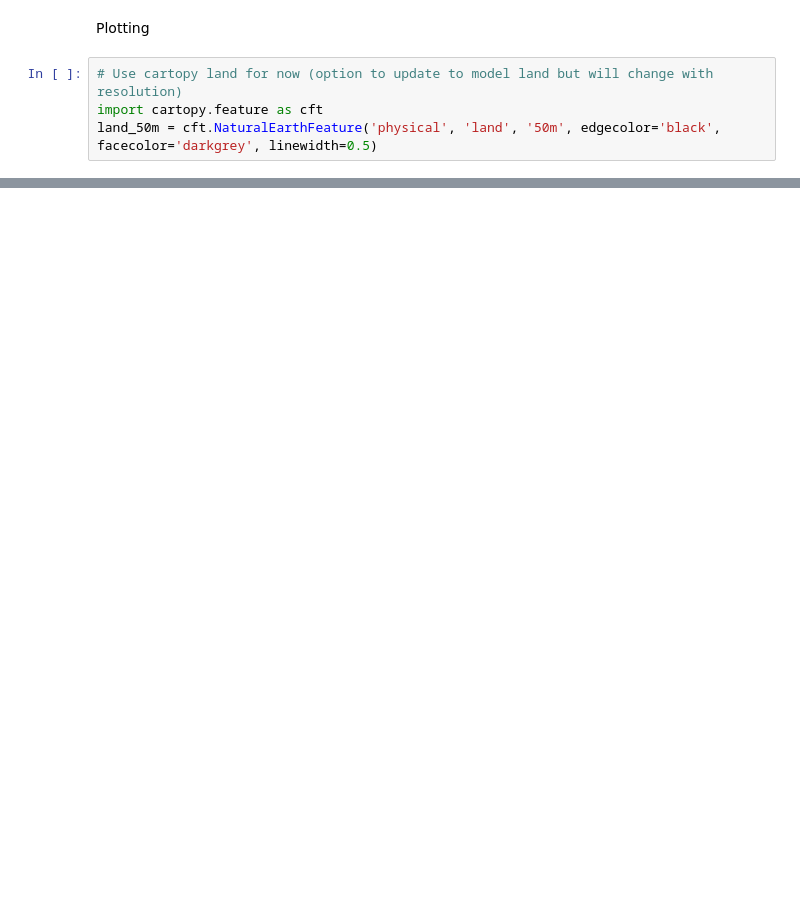
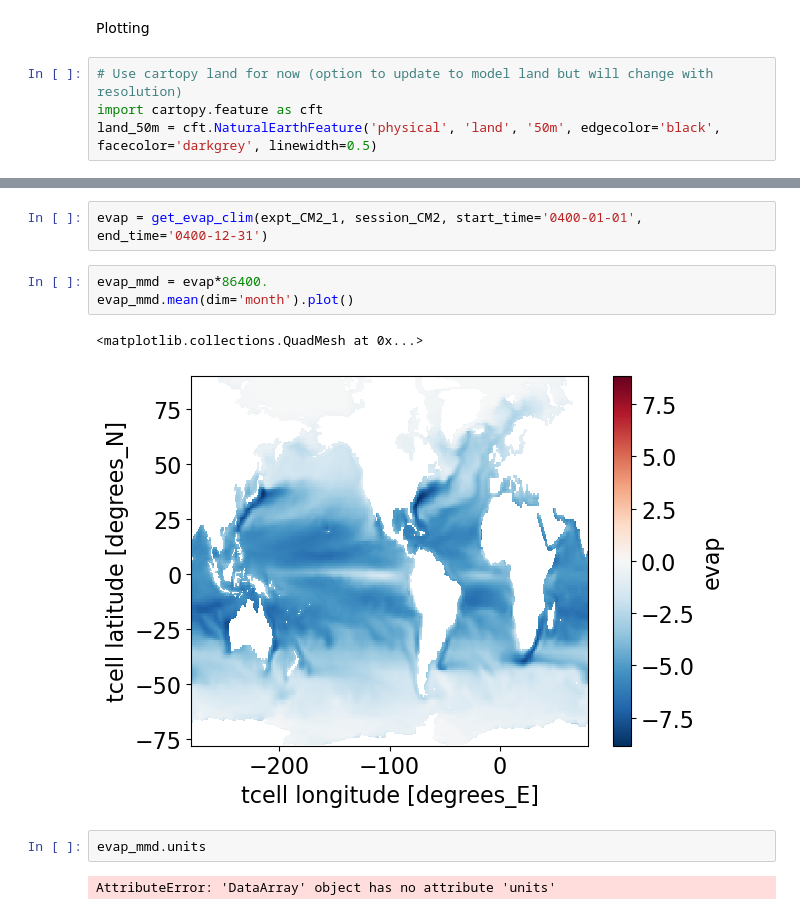
Before and after one commit to wghuneke/ACCESS-CM2-025_Analysis, a Jupyter notebook: notebooks/Plot_evaporation_maps.ipynb, the cells around one changed output, grey strips where cells are left out. Saved outputs shown, nothing was run; the diff lists cells and outputs as text; blank space fills up the shorter version.

```diff
--- a/notebooks/Plot_evaporation_maps.ipynb
+++ b/notebooks/Plot_evaporation_maps.ipynb
@@ -112,0 +146,12 @@ if save_flag == 1:
+# %%
+evap = get_evap_clim(expt_CM2_1, session_CM2, start_time='0400-01-01', end_time='0400-12-31')
+# %%
+evap_mmd = evap*86400.
+evap_mmd.mean(dim='month').plot()
+# %% [output]
+<matplotlib.collections.QuadMesh at 0x...>
+[figure, added]
+# %%
+evap_mmd.units
+# %% [output]
+AttributeError: 'DataArray' object has no attribute 'units'
```
Also changed, not shown: parts of 7 cells of this notebook.
